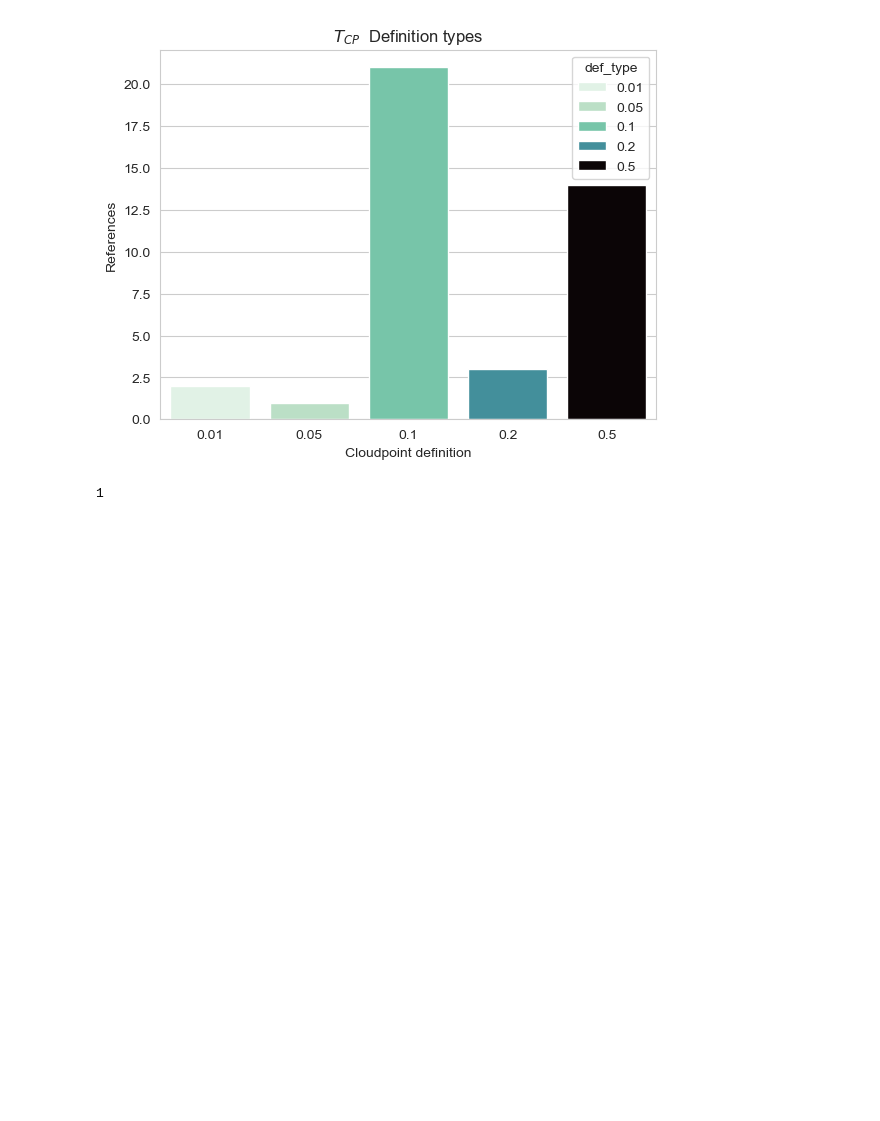
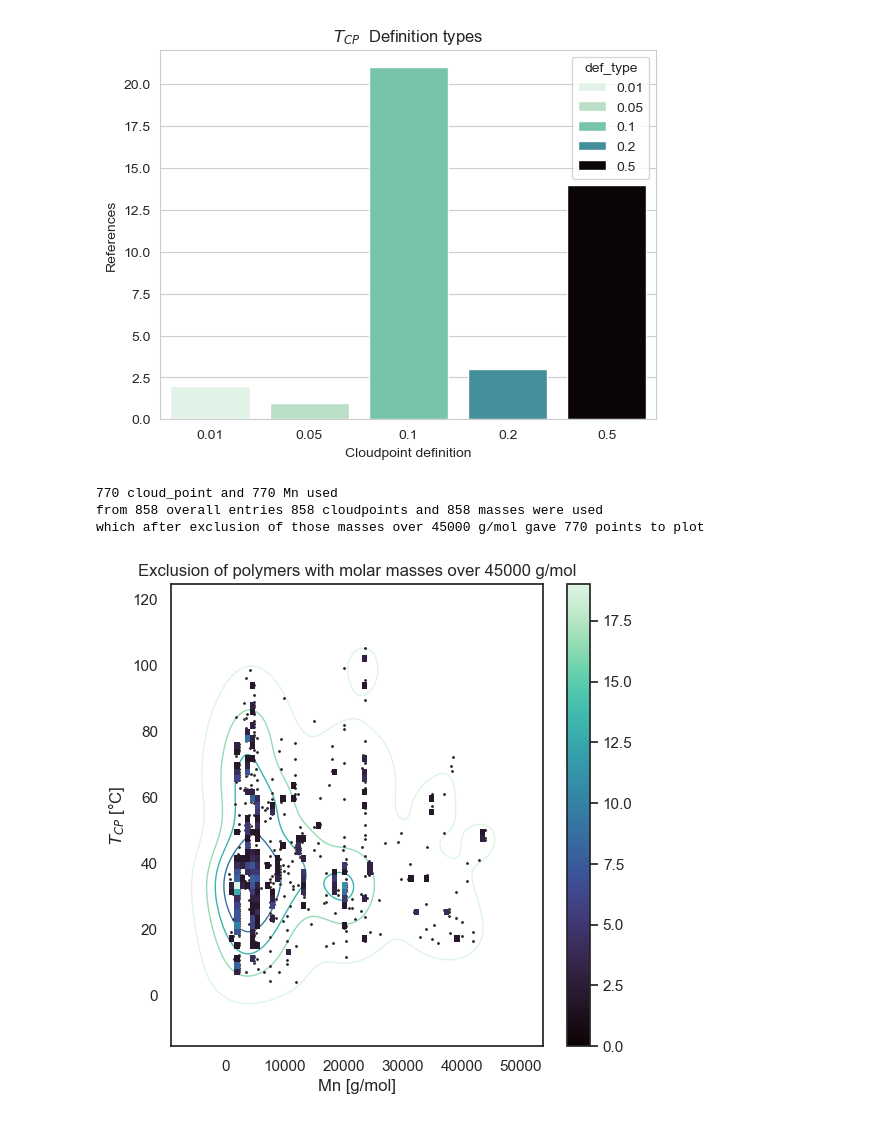
Before and after one commit to Bizbalt/PFP, a Jupyter notebook: examples/cloud_point/data_curation_and analysis.ipynb, the cells around one changed output. Cells and saved outputs as stored; diff of their text form; code cells hidden in the pictures; blank space fills up the shorter version.

Commit message:
:sparkles: simple but fancy sns plots about the molar masses

```diff
--- a/examples/cloud_point/data_curation_and analysis.ipynb
+++ b/examples/cloud_point/data_curation_and analysis.ipynb
@@ -248,7 +253,33 @@ plt.title("$T_{CP}$  Definition types")
 # %% [output]
 Text(0.5, 1.0, '$T_{CP}$  Definition types')
 [figure]
-# %%
-len(results["def_type"].value_counts().to_dict())
-# %% [output]
-1
+# %%
+sns.set_theme(style="white", palette=None)
+df2 = df[["cloud_point", "Mn"]]
+df2 = df2.dropna()
+smaller_Mn = df2[df2["Mn"] > 45000].index
+df2.drop(smaller_Mn, inplace=True)
+y, x= (df2["cloud_point"], df2["Mn"])
+print("{} {} and {} {} used".format(len(y), y.name, len(x), x.name))
+
+# Draw a combo histogram and scatterplot with density contours
+f, ax = plt.subplots(figsize=(6, 6))
+sns.scatterplot(x=x, y=y, s=5, color=".15")
+sns.kdeplot(x=x, y=y, levels=5, color="w", linewidths=1, zorder=0, fill=False, cmap="mako_r")
+sns.histplot(x=x, y=y, bins=50, pthresh=.1, cmap="mako", cbar=True)
+plt.xlabel("Mn [g/mol]")
+plt.ylabel("$T_{CP}$ [°C]")
+
+
+plt.title("Exclusion of polymers with molar masses over 45000 g/mol")
+print("from {} overall entries {} cloudpoints and {} masses were used \n"
+      "which after exclusion of those masses over 45000 g/mol gave {} points to plot"
+    .format(len(df), len(df["cloud_point"].dropna()) , len( df["Mn"].dropna()), len(x)))
+
+# save option
+# plt.savefig(fname=os.path.join(base_path, "{} over {}".format(y.name, x.name)), dpi=600, bbox_inches="tight")
+# %% [output]
+770 cloud_point and 770 Mn used
+from 858 overall entries 858 cloudpoints and 858 masses were used
+which after exclusion of those masses over 45000 g/mol gave 770 points to plot
+[figure, added]
```
Also changed, not shown: parts of 3 cells of this notebook.
